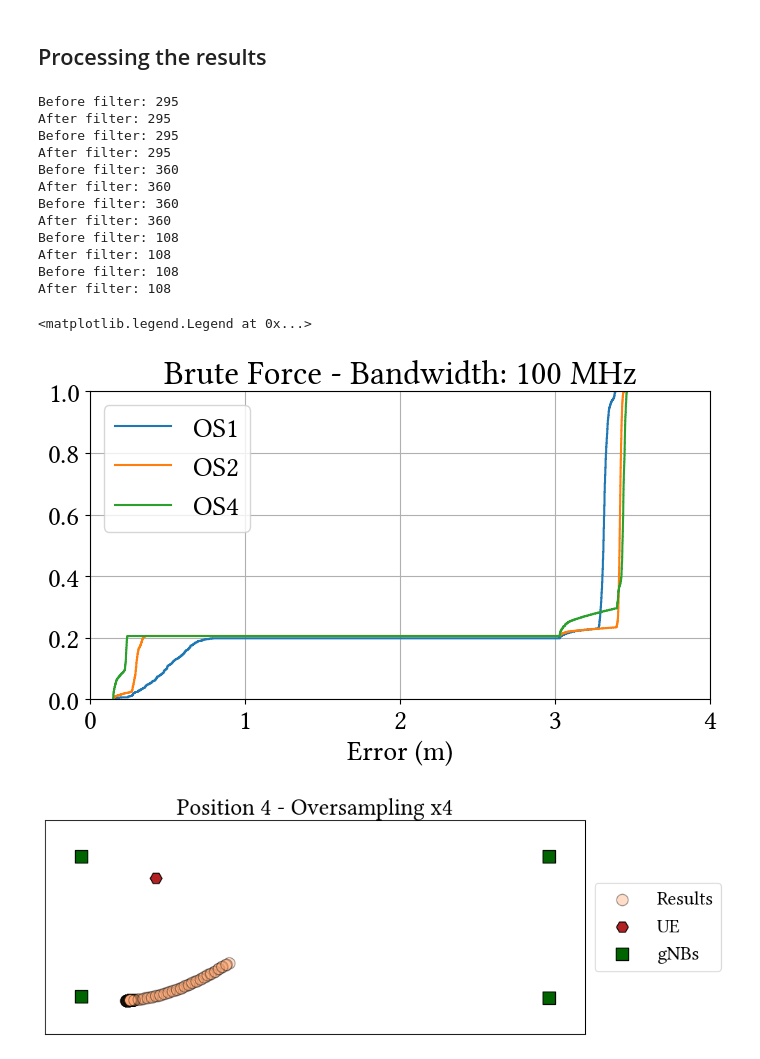
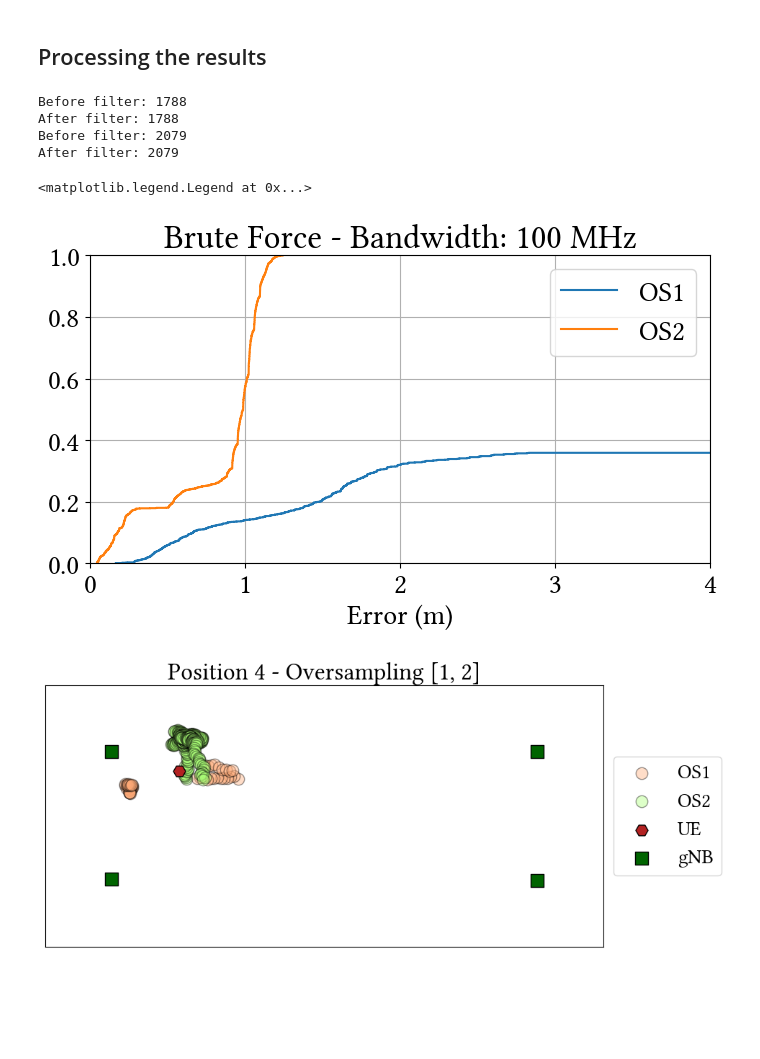
Before and after one commit to yagoliz/5glocalization, a Jupyter notebook: notebooks/ext-03-tdoa_5g_tdoa_plots_oversampling.ipynb, the cells around one changed output. Cells and saved outputs as stored; diff of their text form; code cells hidden in the pictures; blank space fills up the shorter version.

Commit message:
finish oversampling fixes

```diff
--- a/notebooks/ext-03-tdoa_5g_tdoa_plots_oversampling.ipynb
+++ b/notebooks/ext-03-tdoa_5g_tdoa_plots_oversampling.ipynb
@@ -411,28 +419,27 @@ frequency_mhz = 100
 # %%
-with open(f'comnets_data/results/oversampling/4_{frequency_mhz}mhz_window_50_offset_False_lr_10.pickle', 'rb') as p:
+frequency_mhz = 100
+
+with open('comnets_data/results/oversampling/4_100mhz_window_50_offset_False_lr_90.pickle', 'rb') as p:
     data_no_offset = pickle.load(p)
 # %%
 eelin_d = {}
 eenli_d = {}
-eebrt_d = {}
-for os in [1,2,4]:
+for os in [1,2]:
     eelin = np.array([])
     eenli = np.array([])
     eebrt = np.array([])
-    for i in [0]:
+    for i in [0,4,5]:
         ue = UEs[i]
         lin = data_no_offset[f'os{os}',f'P{i}','linear']
-        nli = data_no_offset[f'os{os}',f'P{i}','nonlin']
-        brt = data_no_offset[f'os{os}',f'P{i}','brute']
-
+        nli = data_no_offset[f'os{os}',f'P{i}','nonlin'][:,0:2]
+        # nlim = np.mean(nli,axis=0)
+        # nli = nli + (ue - nlim)
 
         elin = np.linalg.norm(ue-lin,axis=1)
         enli = np.linalg.norm(ue-nli,axis=1)
-        ebrt = np.linalg.norm(ue-brt,axis=1)
 
         eelin = np.append(eelin, elin)
         eenli = np.append(eenli, enli)
-        eebrt = np.append(eebrt, ebrt)
 
 
 
@@ -440,31 +447,19 @@ for os in [1,2,4]:
     print(f'Before filter: {eenli.shape[0]}')
     eenli = eenli[eenli < 1000]
     print(f'After filter: {eenli.shape[0]}')
-    print(f'Before filter: {eebrt.shape[0]}')
-    eebrt = eebrt[eebrt < 1000]
-    print(f'After filter: {eebrt.shape[0]}')
     eelin_d[os] = eelin
     eenli_d[os] = eenli
-    eebrt_d[os] = eebrt
 # %% [output]
-Before filter: 295
-After filter: 295
-Before filter: 295
-After filter: 295
-Before filter: 360
-After filter: 360
-Before filter: 360
-After filter: 360
-Before filter: 108
-After filter: 108
-Before filter: 108
-After filter: 108
+Before filter: 1788
+After filter: 1788
+Before filter: 2079
+After filter: 2079
 # %%
 f, ax = plt.subplots(figsize=(8, 4))
 
-ax.ecdf(eebrt_d[1])
-ax.ecdf(eebrt_d[2])
-ax.ecdf(eebrt_d[4])
+ax.ecdf(eenli_d[1])
+ax.ecdf(eenli_d[2])
+# ax.ecdf(eenli_d[4])
 
 ax.set_xlim([0,4])
 ax.grid()
@@ -474,31 +469,34 @@ ax.set_xlabel('Error (m)')
 ax.legend(['OS1', 'OS2', 'OS4'])
 # %% [output]
 <matplotlib.legend.Legend at 0x...>
-[figure, old version]
+[figure, new version]
 # %%
-pos, ovsm = 4, 4
-pts = data_no_offset[f'os{ovsm}',f'P{pos}','brute']
+pos, ovsm = 4,[1,2]
+fig, ax = plt.subplots(figsize=(10, 5))
 
-fig, ax = plt.subplots(figsize=(10, 5))
+col = {1: '#ffaa77', 2: '#aaff77', 4: '#77aaff'}
 
 ax.set_xticks([])
 ax.set_yticks([])
 
-ax.scatter(pts[:,1], pts[:,0], 140, '#ffaa77', 'o', alpha=.4, edgecolors='black')
+for os in ovsm:
+    pts = data_no_offset[f'os{os}',f'P{pos}','nonlin']
+    nlim = np.mean(pts,axis=0)
+    # pts = pts + (ue - nlim)
 
-ax.scatter(UEs[pos,1],UEs[pos,0], 150, 'firebrick', 'H', edgecolors='black')
-ax.scatter(gNBs[:,1], gNBs[:,0], 180, 'darkgreen', 's', edgecolors='black')
+    ax.scatter(pts[:,0], pts[:,1], 140, col[os], 'o', alpha=.4, edgecolors='black',label=f'OS{os}')
 
-ax.legend(('UE', 'gNBs', 'Results'), loc="center left", bbox_to_anchor=(1, 0.5))
+ax.scatter(UEs[pos,0],UEs[pos,1], 150, 'firebrick', 'H', edgecolors='black', label='UE')
+ax.scatter(gNBs[:,0], gNBs[:,1], 180, 'darkgreen', 's', edgecolors='black', label='gNB')
+ax.legend(loc="center left", bbox_to_anchor=(1, 0.5))
 
-ax.set_xlim([np.min(gNBs[:,1])-1.0, np.max(gNBs[:,1])+1.0])
-ax.set_ylim([np.min(gNBs[:,0])-1.0, np.max(gNBs[:,0])+1.0])
+ax.set_xlim([np.min(gNBs[:,0])-2.0, np.max(gNBs[:,0])+2.0])
+ax.set_ylim([np.min(gNBs[:,1])-2.0, np.max(gNBs[:,1])+2.0])
 
-ax.legend(('Results', 'UE', 'gNBs'), loc="center left", bbox_to_anchor=(1, 0.5))
-ax.set_title(f'Position {pos} - Oversampling x{ovsm}')
+# ax.legend(('Results', 'UE', 'gNBs'), loc="center left", bbox_to_anchor=(1, 0.5))
+ax.set_title(f'Position {pos} - Oversampling {ovsm}')
 
-plt.gca().invert_yaxis()
 plt.gca().set_aspect('equal')
 plt.show()
 # %% [output]
-[figure, old version]
+[figure, new version]
```
Also changed, not shown: parts of 4 cells of this notebook, 26 other files.
